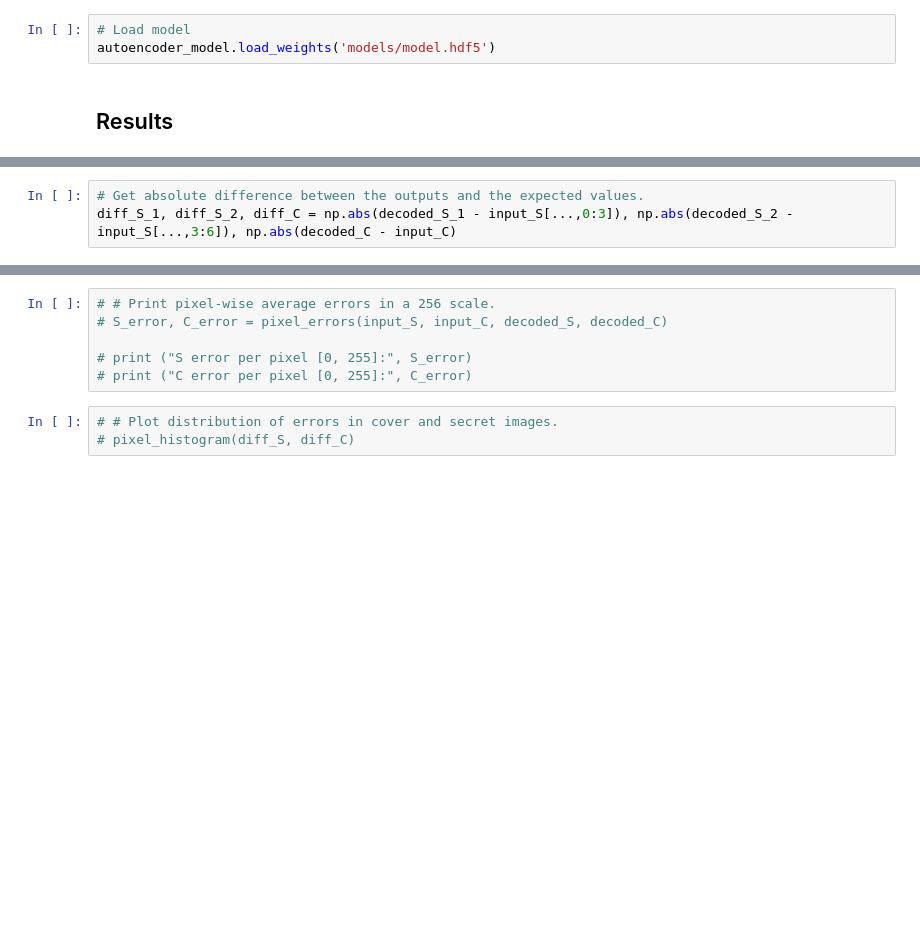
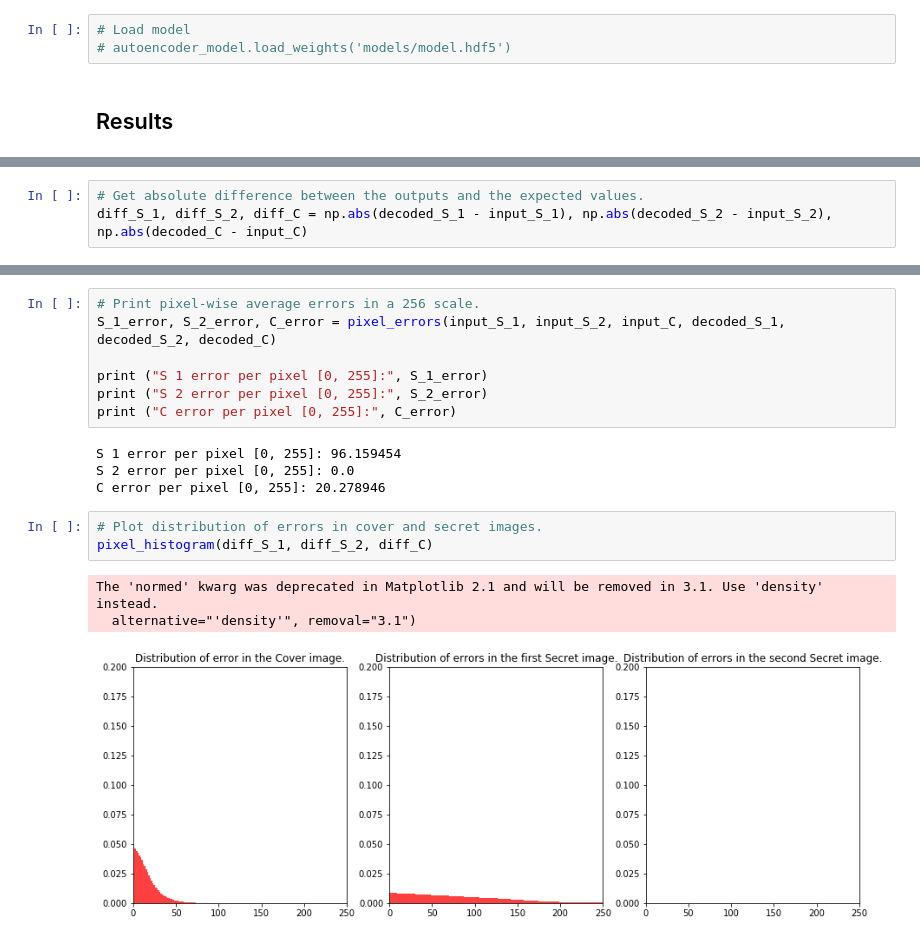
Before and after one commit to ZachariahPang/Math-110B-project3, a Jupyter notebook: Steg-NN-multi.ipynb, the cells around one changed output, grey strips where cells are left out. Saved outputs shown, nothing was run; the diff lists cells and outputs as text; blank space fills up the shorter version.

```diff
--- a/Steg-NN-multi.ipynb
+++ b/Steg-NN-multi.ipynb
@@ -337,5 +351,5 @@ for epoch in log:
 # %%
 # Load model
-autoencoder_model.load_weights('models/model.hdf5')
+# autoencoder_model.load_weights('models/model.hdf5')
 # %% [markdown]
 ## Results
@@ -352,4 +362,4 @@ NameError: name 'autoencoder_model' is not defined
 # %%
 # Get absolute difference between the outputs and the expected values.
-diff_S_1, diff_S_2, diff_C = np.abs(decoded_S_1 - input_S[...,0:3]), np.abs(decoded_S_2 - input_S[...,3:6]), np.abs(decoded_C - input_C)
+diff_S_1, diff_S_2, diff_C = np.abs(decoded_S_1 - input_S_1), np.abs(decoded_S_2 - input_S_2), np.abs(decoded_C - input_C)
 # %%
@@ -379,12 +396,21 @@ diff_S_1, diff_S_2, diff_C = np.abs(decoded_S_1 - input_S[...,0:3]), np.abs(deco
 
 #     plt.show()
 # %%
-# # Print pixel-wise average errors in a 256 scale.
-# S_error, C_error = pixel_errors(input_S, input_C, decoded_S, decoded_C)
+# Print pixel-wise average errors in a 256 scale.
+S_1_error, S_2_error, C_error = pixel_errors(input_S_1, input_S_2, input_C, decoded_S_1, decoded_S_2, decoded_C)
 
-# print ("S error per pixel [0, 255]:", S_error)
-# print ("C error per pixel [0, 255]:", C_error)
+print ("S 1 error per pixel [0, 255]:", S_1_error)
+print ("S 2 error per pixel [0, 255]:", S_2_error)
+print ("C error per pixel [0, 255]:", C_error)
+# %% [output]
+S 1 error per pixel [0, 255]: 96.159454
+S 2 error per pixel [0, 255]: 0.0
+C error per pixel [0, 255]: 20.278946
 # %%
-# # Plot distribution of errors in cover and secret images.
-# pixel_histogram(diff_S, diff_C)
+# Plot distribution of errors in cover and secret images.
+pixel_histogram(diff_S_1, diff_S_2, diff_C)
+# %% [output]
+The 'normed' kwarg was deprecated in Matplotlib 2.1 and will be removed in 3.1. Use 'density' instead.
+  alternative="'density'", removal="3.1")
+[figure, added]
 # %%
```
Also changed, not shown: parts of 13 cells of this notebook, 1 other file.
